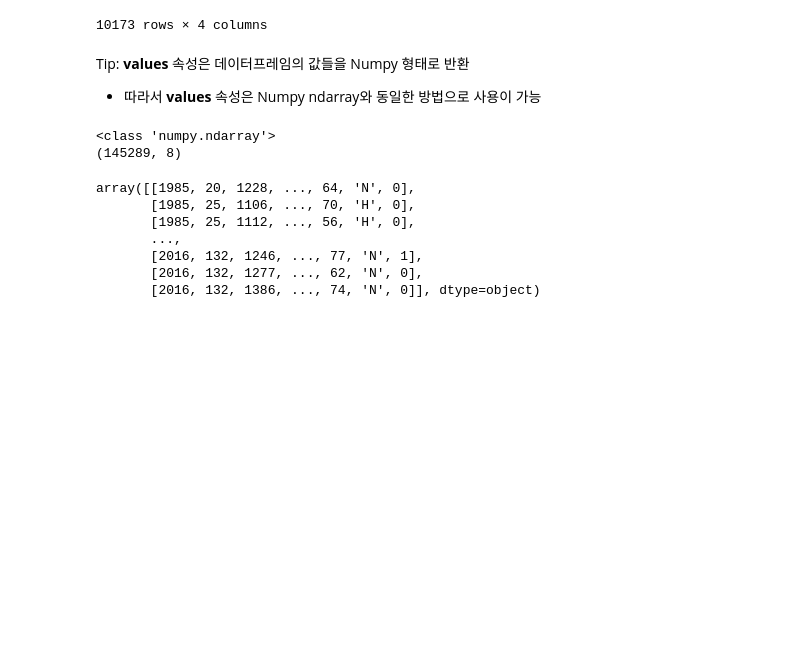
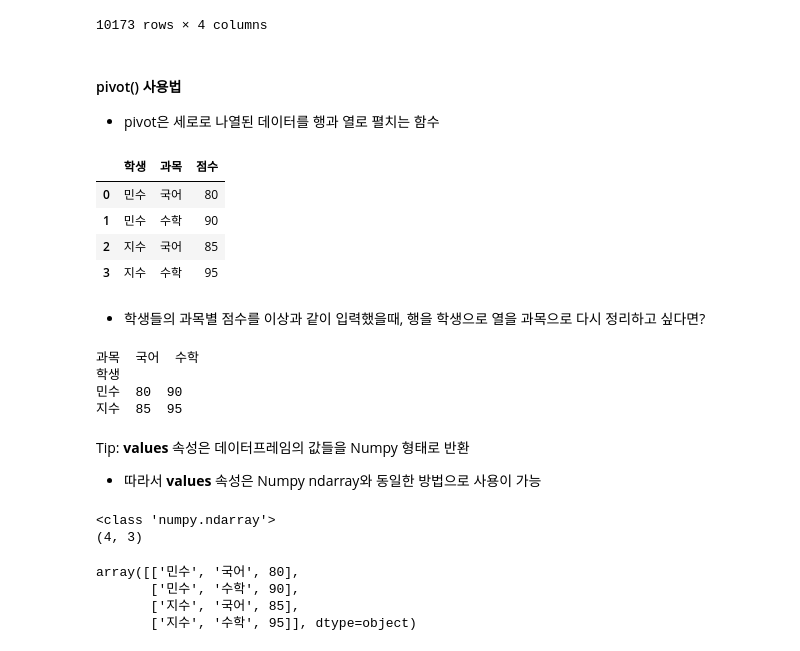
Before and after one commit to IntelligentAgentLab/Lectures, a Jupyter notebook: DataAnalysis/07_PandasAggregation.ipynb, the cells around one changed output. Saved outputs shown, nothing was run; the diff lists cells and outputs as text; code cells hidden in the pictures; blank space fills up the shorter version.

```diff
--- a/DataAnalysis/07_PandasAggregation.ipynb
+++ b/DataAnalysis/07_PandasAggregation.ipynb
@@ -500,6 +612,35 @@ pd.crosstab([df['Season'], df['Wteam']],
 |  | 1464 | 4 | 4 | 1 | 9 |
 | All |  | 44229 | 86471 | 14589 | 145289 |
 10173 rows × 4 columns
+# %% [markdown]
+#### pivot() 사용법
+- pivot은 세로로 나열된 데이터를 행과 열로 펼치는 함수
+# %%
+# pivot 예시
+import pandas as pd
+
+df = pd.DataFrame({
+    "학생": ["민수", "민수", "지수", "지수"],
+    "과목": ["국어", "수학", "국어", "수학"],
+    "점수": [80, 90, 85, 95]
+})
+df
+# %% [output]
+|  | 학생 | 과목 | 점수 |
+| 0 | 민수 | 국어 | 80 |
+| 1 | 민수 | 수학 | 90 |
+| 2 | 지수 | 국어 | 85 |
+| 3 | 지수 | 수학 | 95 |
+# %% [markdown]
+- 학생들의 과목별 점수를 이상과 같이 입력했을때, 행을 학생으로 열을 과목으로 다시 정리하고 싶다면?
+# %%
+result = df.pivot(index="학생", columns="과목", values="점수")
+print(result)
+# %% [output]
+과목  국어  수학
+학생
+민수  80  90
+지수  85  95
 # %% [markdown]
 Tip: **values** 속성은 데이터프레임의 값들을 Numpy 형태로 반환
 - 따라서 **values** 속성은 Numpy ndarray와 동일한 방법으로 사용이 가능
@@ -509,11 +650,8 @@ print(df.values.shape)
 df.values
 # %% [output]
 <class 'numpy.ndarray'>
-(145289, 8)
+(4, 3)
-array([[1985, 20, 1228, ..., 64, 'N', 0],
-       [1985, 25, 1106, ..., 70, 'H', 0],
-       [1985, 25, 1112, ..., 56, 'H', 0],
-       ...,
-       [2016, 132, 1246, ..., 77, 'N', 1],
-       [2016, 132, 1277, ..., 62, 'N', 0],
-       [2016, 132, 1386, ..., 74, 'N', 0]], dtype=object)
+array([['민수', '국어', 80],
+       ['민수', '수학', 90],
+       ['지수', '국어', 85],
+       ['지수', '수학', 95]], dtype=object)
```
Also changed, not shown: parts of 14 cells of this notebook.
